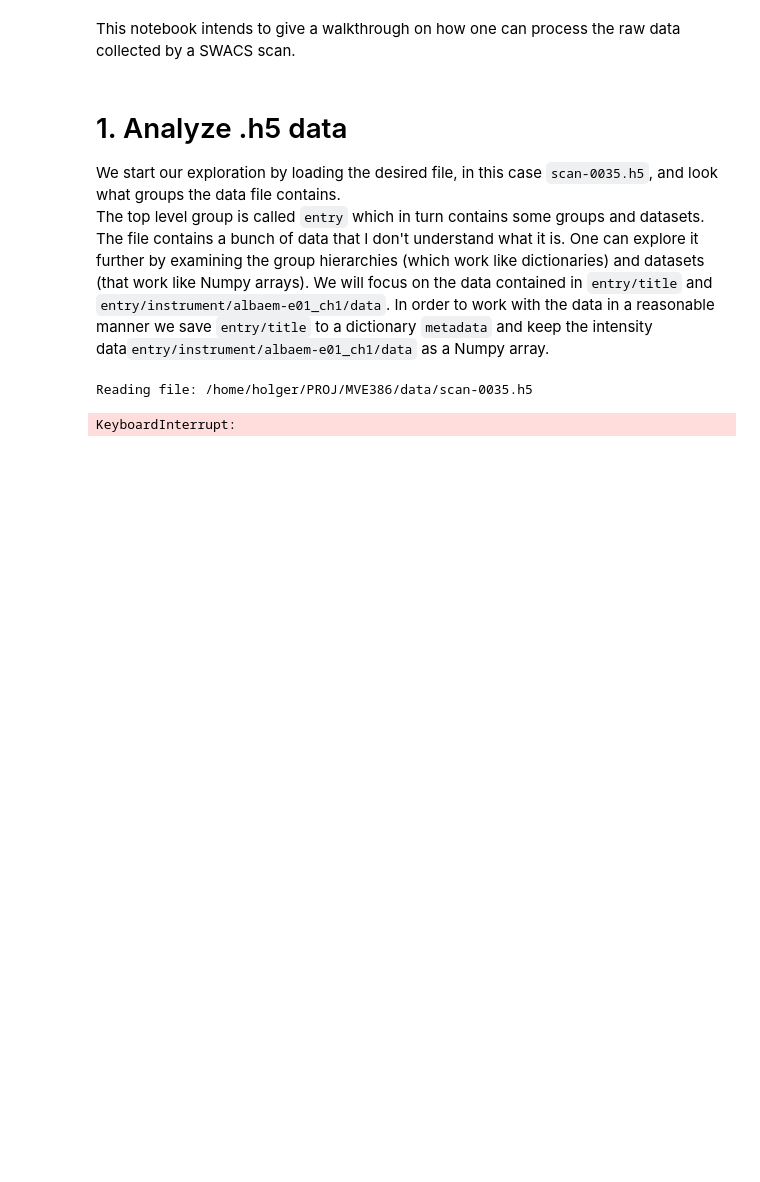
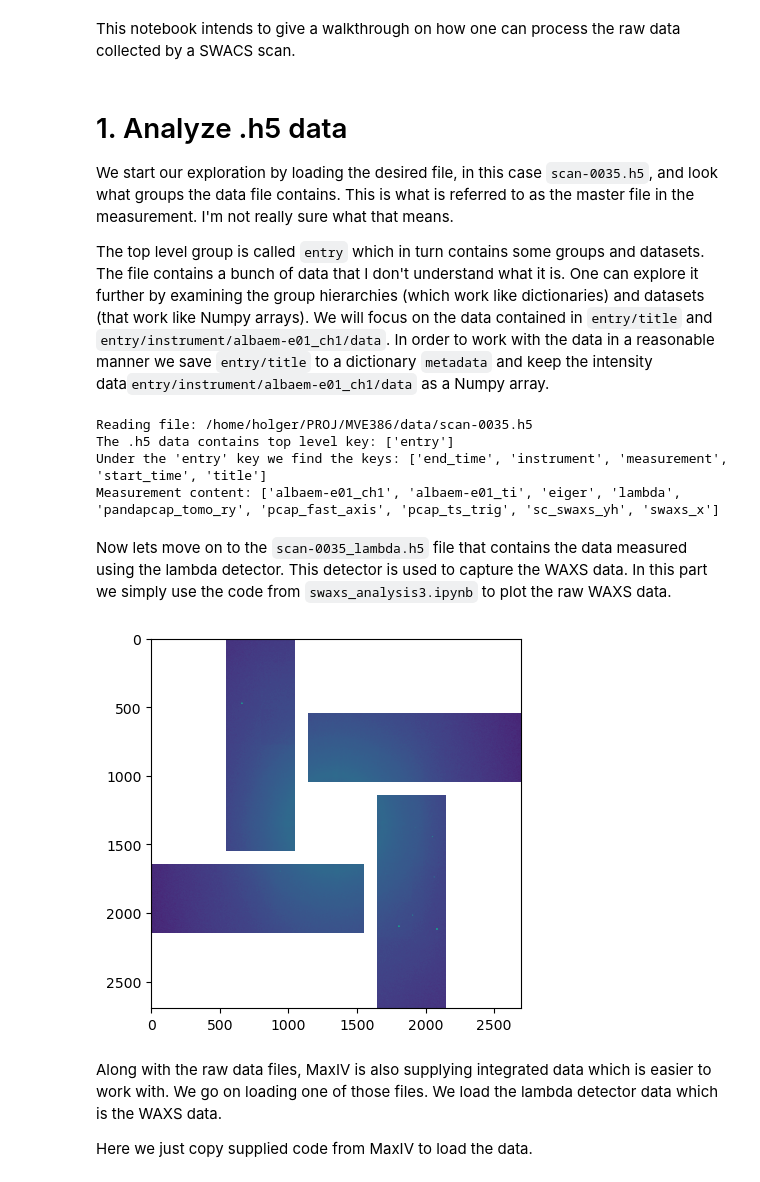
Before and after one commit to J-Holger/MVE386, a Jupyter notebook: chalmers/holger.ipynb, the cells around one changed output. Drawn from its saved outputs; the diff is of its cells as text; code cells hidden in the pictures; blank space fills up the shorter version.

```diff
--- a/chalmers/holger.ipynb
+++ b/chalmers/holger.ipynb
@@ -6,16 +10,44 @@ import os
 # %% [markdown]
 # 1. Analyze .h5 data
-We start our exploration by loading the desired file, in this case `scan-0035.h5`, and look what groups the data file contains.
+We start our exploration by loading the desired file, in this case `scan-0035.h5`, and look what groups the data file contains. This is what is referred to as the master file in the measurement. I'm not really sure what that means.
+
 The top level group is called `entry` which in turn contains some groups and datasets.
 The file contains a bunch of data that I don't understand what it is. One can explore it further by examining the group hierarchies (which work like dictionaries) and datasets (that work like Numpy arrays). We will focus on the data contained in `entry/title` and `entry/instrument/albaem-e01_ch1/data`. In order to work with the data in a reasonable manner we save `entry/title` to a dictionary `metadata` and keep the intensity data`entry/instrument/albaem-e01_ch1/data` as a Numpy array.
 # %%
 file_path = os.getcwd().replace('chalmers', 'data/scan-0035.h5')
 print("Reading file: {}".format(file_path))
-with h5py.File(file_path, 'r') as data:
-    print("The .h5 data contains top level key: {}".format(list(data.keys())))
-    print("Under the 'entry' key we find the keys: {}".format(list(data['entry'].keys())))
-    metadata = {}
-    intensity = data['entry']['instrument']['albaem-e01_ch1']['data']
+with h5py.File(file_path, 'r') as fh:
+    print("The .h5 data contains top level key: {}".format(list(fh.keys())))
+    print("Under the 'entry' key we find the keys: {}".format(list(fh['entry'].keys())))
+    print("Measurement content: {}".format(list(fh['entry']['measurement'].keys())))
+    #data = fh['entry']['instrument']['albaem-e01_ch1']['data']
 # %% [output]
 Reading file: /home/holger/PROJ/MVE386/data/scan-0035.h5
+The .h5 data contains top level key: ['entry']
+Under the 'entry' key we find the keys: ['end_time', 'instrument', 'measurement', 'start_time', 'title']
+Measurement content: ['albaem-e01_ch1', 'albaem-e01_ti', 'eiger', 'lambda', 'pandapcap_tomo_ry', 'pcap_fast_axis', 'pcap_ts_trig', 'sc_swaxs_yh', 'swaxs_x']
-KeyboardInterrupt:
+# %% [markdown]
+Now lets move on to the `scan-0035_lambda.h5` file that contains the data measured using the lambda detector. This detector is used to capture the WAXS data. In this part we simply use the code from `swaxs_analysis3.ipynb` to plot the raw WAXS data.
+# %%
+image_to_plot = 1
+file_path = os.getcwd().replace('chalmers', 'data/scan-0035_lambda.h5')
+with h5py.File(file_path, 'r') as fh:
+    full_shape = fh['/entry/instrument/lambda/full_shape'][()]
+    rotation = fh['/entry/instrument/lambda/rotation'][()]
+    x = fh['/entry/instrument/lambda/x'][()]
+    y = fh['/entry/instrument/lambda/y'][()]
+    data = fh['/entry/instrument/lambda/data'][image_to_plot, :, :, :]
+fulldata = np.empty(full_shape)
+fulldata[:] = np.nan
+for i in range(4):
+    rotdata = np.rot90(data[i, :, :], -rotation[i] / 90)  # rotate each detector
+    fulldata[y[i]:y[i] + rotdata.shape[0], x[i]:x[i] + rotdata.shape[1]] = rotdata
+plt.imshow(fulldata, norm="log")
+fulldata = None
+rotdata = None
+# %% [output]
+[figure, added]
+# %% [markdown]
+Along with the raw data files, MaxIV is also supplying integrated data which is easier to work with. We go on loading one of those files. We load the lambda detector data which is the WAXS data.
+
+Here we just copy supplied code from MaxIV to load the data.
```
Also changed, not shown: parts of 8 cells of this notebook, 2 other files.
